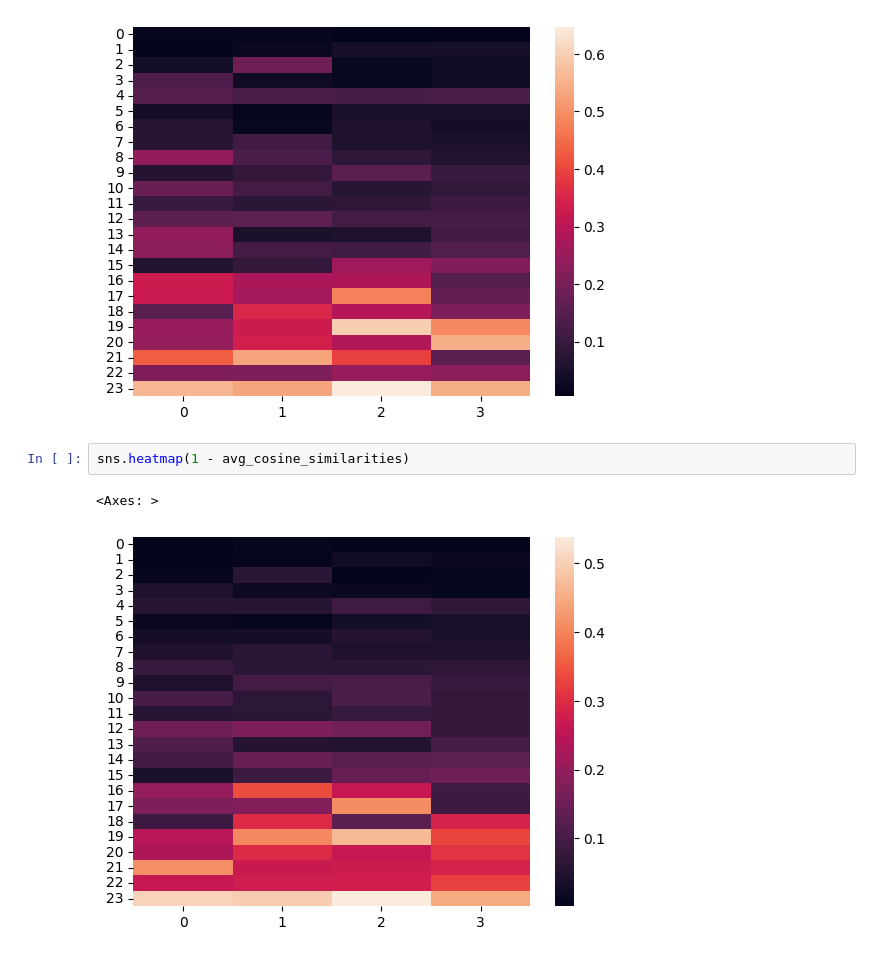
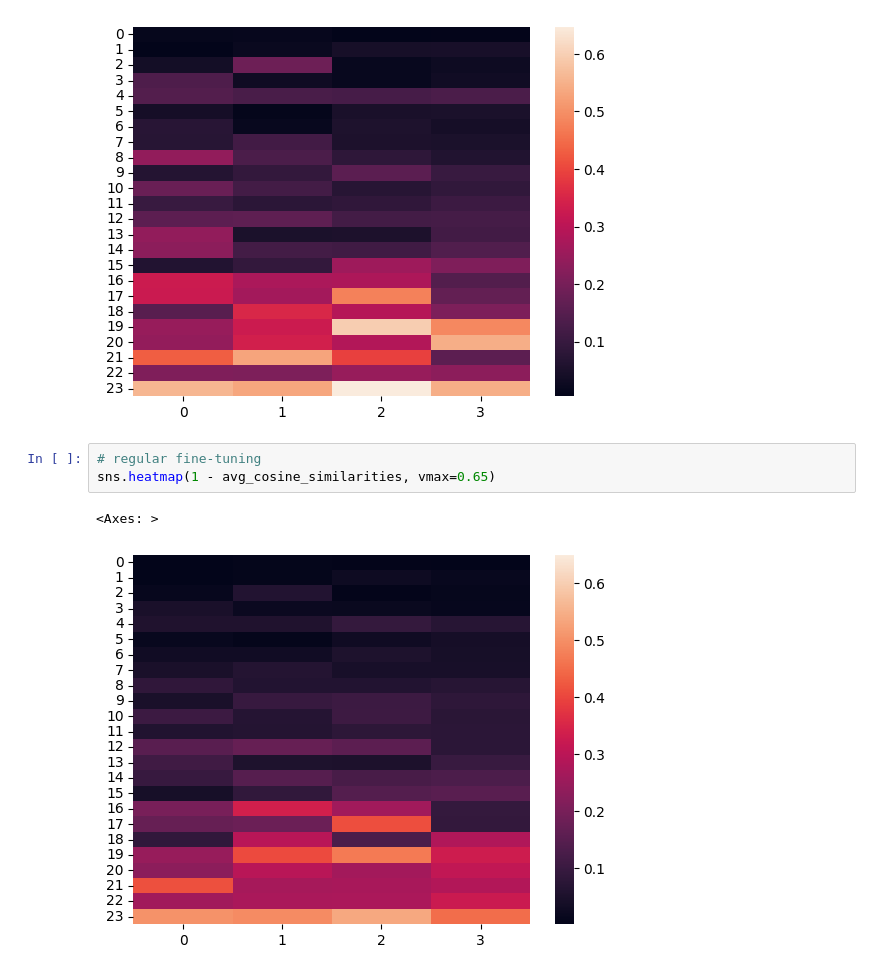
Before and after one commit to rayortigas/_2024-CS230-project, a Jupyter notebook: milestone.ipynb, the cells around one changed output. Drawn from its saved outputs; the diff is of its cells as text.

Commit message:
Re-scale regular FT heatmap.

```diff
--- a/milestone.ipynb
+++ b/milestone.ipynb
@@ -634,7 +634,8 @@ sns.heatmap(1 - avg_cosine_similarities)
 <Axes: >
 [figure]
 # %%
-sns.heatmap(1 - avg_cosine_similarities)
+# regular fine-tuning
+sns.heatmap(1 - avg_cosine_similarities, vmax=0.65)
 # %% [output]
 <Axes: >
-[figure, old version]
+[figure, new version]
```
